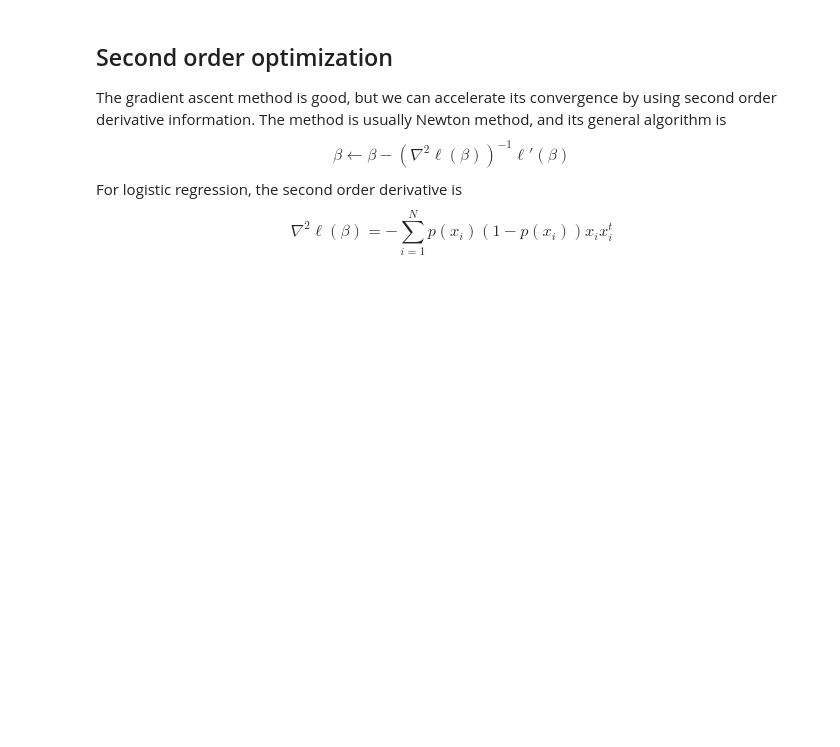
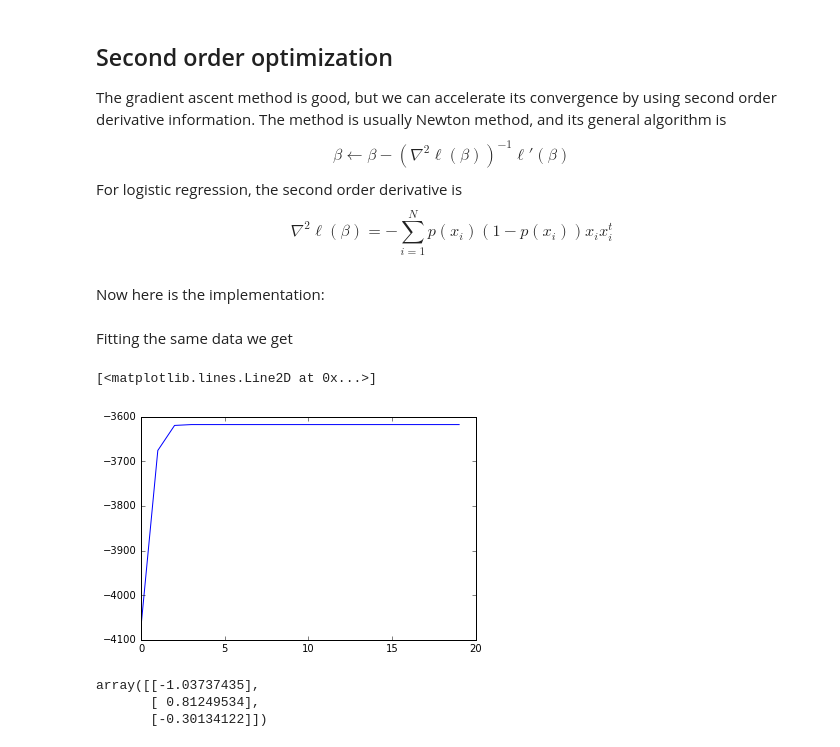
Before and after one commit to YiLIU001/Poor-man-s-Machine-Learning, a Jupyter notebook: LogisticRegression.ipynb, the cells around one changed output. Saved outputs shown, nothing was run; the diff lists cells and outputs as text; code cells hidden in the pictures; blank space fills up the shorter version.

Commit message:
Second order logistic regression

```diff
--- a/LogisticRegression.ipynb
+++ b/LogisticRegression.ipynb
@@ -74,4 +76,4 @@ class LRFirstOrder():
     def predict(self, X, threshold = 0.5):
         newX =np.hstack((np.ones(y.shape, 1), X))
         prob = self.calProb(newX, beta)
-        return np.where(prob > 0.5, 1, 0)
+        return np.where(prob > threshold, 1, 0)
@@ -111,3 +117,5 @@ The gradient ascent method is good, but we can accelerate its convergence by usi
 $$ \beta \leftarrow \beta - (\nabla^2 \ell(\beta))^{-1}\ell'(\beta) $$
 For logistic regression, the second order derivative is
 $$ \nabla^2 \ell(\beta) = - \sum_{i=1}^N p(x_i)(1 - p(x_i)) x_i x_i^t $$
+# %% [markdown]
+Now here is the implementation:
@@ -113,0 +167,16 @@ $$ \nabla^2 \ell(\beta) = - \sum_{i=1}^N p(x_i)(1 - p(x_i)) x_i x_i^t $$
+# %% [markdown]
+Fitting the same data we get
+# %%
+lrTwo = LRSecondOrder()
+lrTwo.fit(X, y, numIter = 20)
+# %%
+plt.plot(lrTwo.loglikelihood_)
+# %% [output]
+[<matplotlib.lines.Line2D at 0x...>]
+[figure, added]
+# %%
+lrTwo.betaFin_
+# %% [output]
+array([[-1.03737435],
+       [ 0.81249534],
+       [-0.30134122]])
```
Also changed, not shown: parts of 13 cells of this notebook.
